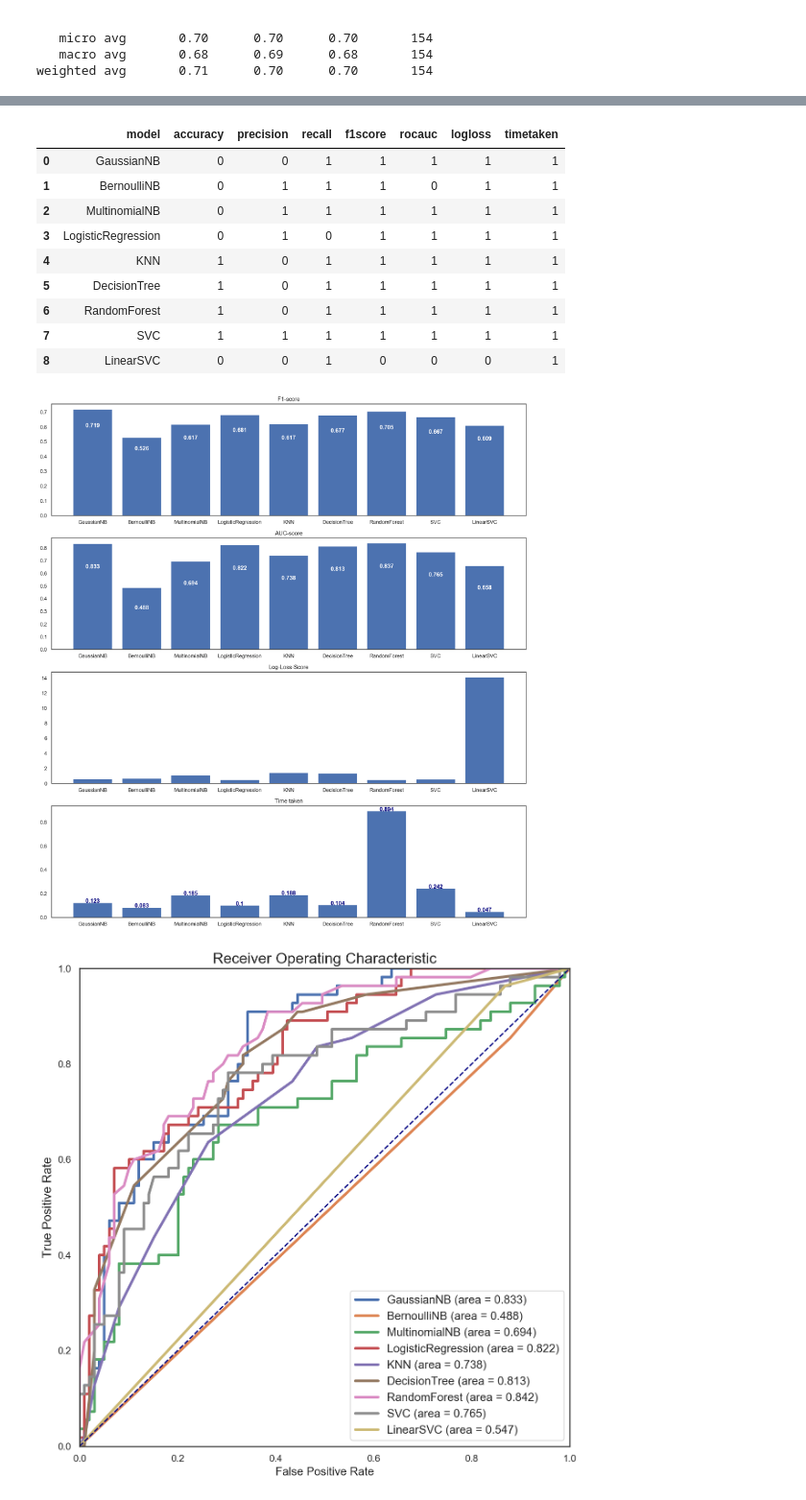
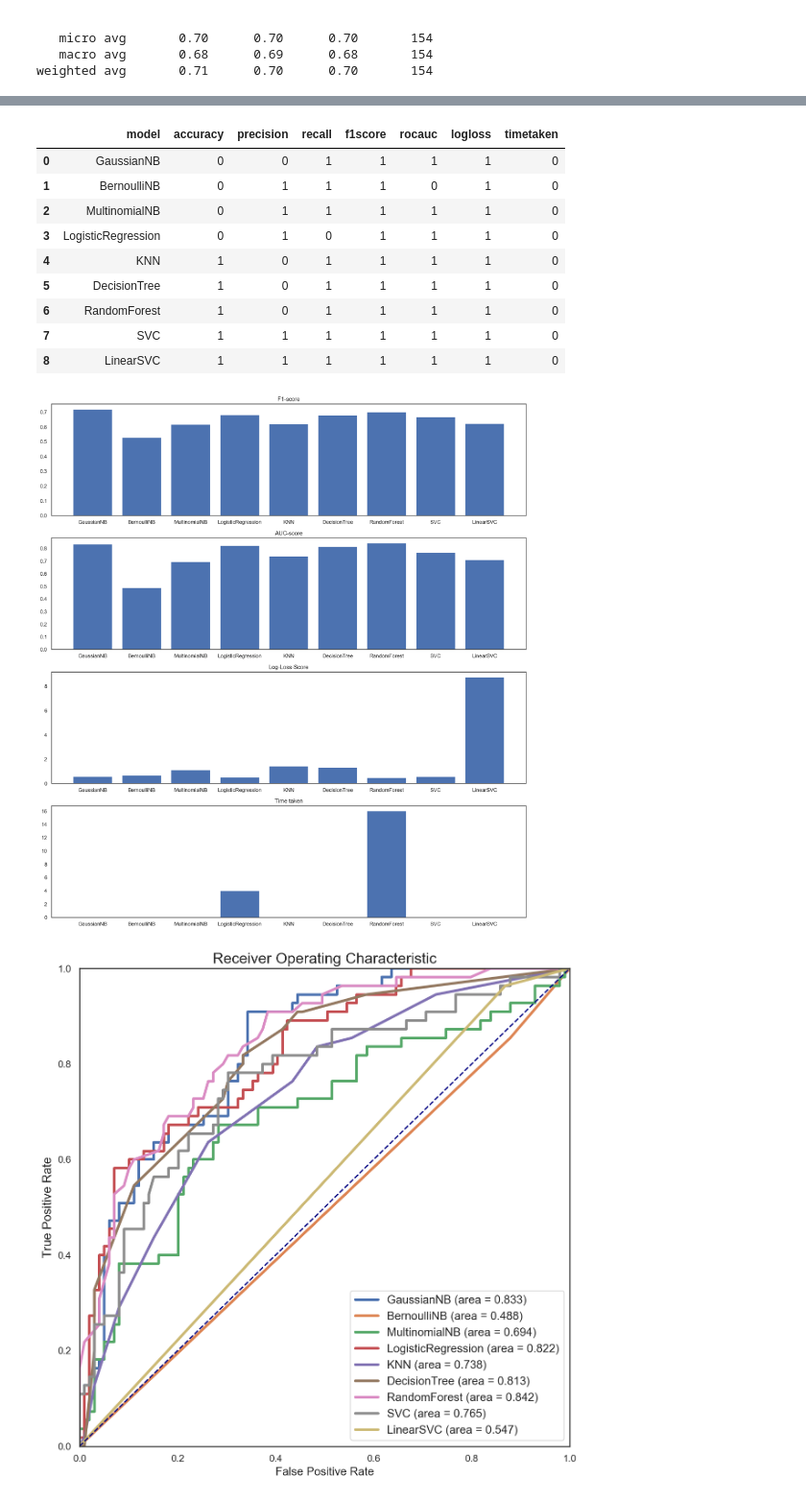
Before and after one commit to JNYH/diabetes_classifier, a Jupyter notebook: diabetes_classifier.ipynb, the cells around one changed output, grey strips where cells are left out. Shown at 96% size. Drawn from its saved outputs; the diff is of its cells as text; code cells hidden in the pictures.

Commit message:
main notebook

```diff
--- a/diabetes_classifier.ipynb
+++ b/diabetes_classifier.ipynb
@@ -842,4 +796,7 @@ df1
 # %%
+# initialise an empty df for comparison: 1 = improved, 0 = no improvement
+df1 = pd.DataFrame({'model': [0]*9,'accuracy': [0]*9,'precision': [0]*9,'recall': [0]*9,'f1score': [0]*9,'rocauc': [0]*9,'logloss': [0]*9,'timetaken': [0]*9})
+df1.model = df_models.model
 for i in range(1,6):
     for j in range(9):
         if df_models_tuned[df_models_tuned.columns[i]][j] > df_models[df_models.columns[i]][j]:
@@ -848,43 +805,38 @@ for i in range(6,8):
     for j in range(9):
         if df_models_tuned[df_models_tuned.columns[i]][j] < df_models[df_models.columns[i]][j]:
             df1[df1.columns[i]][j] = 1
-df1
+df1   # Note: F1-Score has improved for all models after tuning the threshold and other hyperparameters
 # %% [output]
 |  | model | accuracy | precision | recall | f1score | rocauc | logloss | timetaken |
-| 0 | GaussianNB | 0 | 0 | 1 | 1 | 1 | 1 | 1 |
-| 1 | BernoulliNB | 0 | 1 | 1 | 1 | 0 | 1 | 1 |
-| 2 | MultinomialNB | 0 | 1 | 1 | 1 | 1 | 1 | 1 |
-| 3 | LogisticRegression | 0 | 1 | 0 | 1 | 1 | 1 | 1 |
-| 4 | KNN | 1 | 0 | 1 | 1 | 1 | 1 | 1 |
-| 5 | DecisionTree | 1 | 0 | 1 | 1 | 1 | 1 | 1 |
-| 6 | RandomForest | 1 | 0 | 1 | 1 | 1 | 1 | 1 |
-| 7 | SVC | 1 | 1 | 1 | 1 | 1 | 1 | 1 |
-| 8 | LinearSVC | 0 | 0 | 1 | 0 | 0 | 0 | 1 |
+| 0 | GaussianNB | 0 | 0 | 1 | 1 | 1 | 1 | 0 |
+| 1 | BernoulliNB | 0 | 1 | 1 | 1 | 0 | 1 | 0 |
+| 2 | MultinomialNB | 0 | 1 | 1 | 1 | 1 | 1 | 0 |
+| 3 | LogisticRegression | 0 | 1 | 0 | 1 | 1 | 1 | 0 |
+| 4 | KNN | 1 | 0 | 1 | 1 | 1 | 1 | 0 |
+| 5 | DecisionTree | 1 | 0 | 1 | 1 | 1 | 1 | 0 |
+| 6 | RandomForest | 1 | 0 | 1 | 1 | 1 | 1 | 0 |
+| 7 | SVC | 1 | 1 | 1 | 1 | 1 | 1 | 0 |
+| 8 | LinearSVC | 1 | 1 | 1 | 1 | 1 | 1 | 0 |
 # %%
-## plot the classification report scores
+## plot the performance metric scores
 fig, ax = plt.subplots(4, 1, figsize=(18, 20))
-# fig.set_figwidth(10)
-# fig.set_figheight(6)
-# fig.suptitle('Main Title',fontsize = 16)
-ax[0].bar(model_list, f1_list)
+
+ax[0].bar(df_models_tuned.model, df_models_tuned.f1score)
 ax[0].set_title('F1-score')
-for i, v in enumerate(f1_list):
-    plt.text(i, v+3.4, round(v,3), color='white', ha='center', fontweight='bold')
-ax[1].bar(model_list, auc_list)
+
+ax[1].bar(df_models_tuned.model, df_models_tuned.rocauc)
 ax[1].set_title('AUC-score')
-for i, v in enumerate(auc_list):
-    plt.text(i, v+2.1, round(v,3), color='white', ha='center', fontweight='bold')
-ax[2].bar(model_list, ll_list)
+
+ax[2].bar(df_models_tuned.model, df_models_tuned.logloss)
 ax[2].set_title('Log-Loss-Score')
 
-ax[3].bar(model_list, time_list)
+ax[3].bar(df_models_tuned.model, df_models_tuned.timetaken)
 ax[3].set_title('Time taken')
-for i, v in enumerate(time_list):
-    plt.text(i, v, round(v,3), color='navy', ha='center', fontweight='bold')
+
 # Fine-tune figure; make subplots farther from each other, or nearer to each other.
 fig.subplots_adjust(hspace=0.2, wspace=0.2)
 # %% [output]
-[figure, old version]
+[figure, new version]
 # %%
 # plot the ROC curves
 plt.figure(figsize=(10,10))
```
Also changed, not shown: parts of 36 cells of this notebook.
